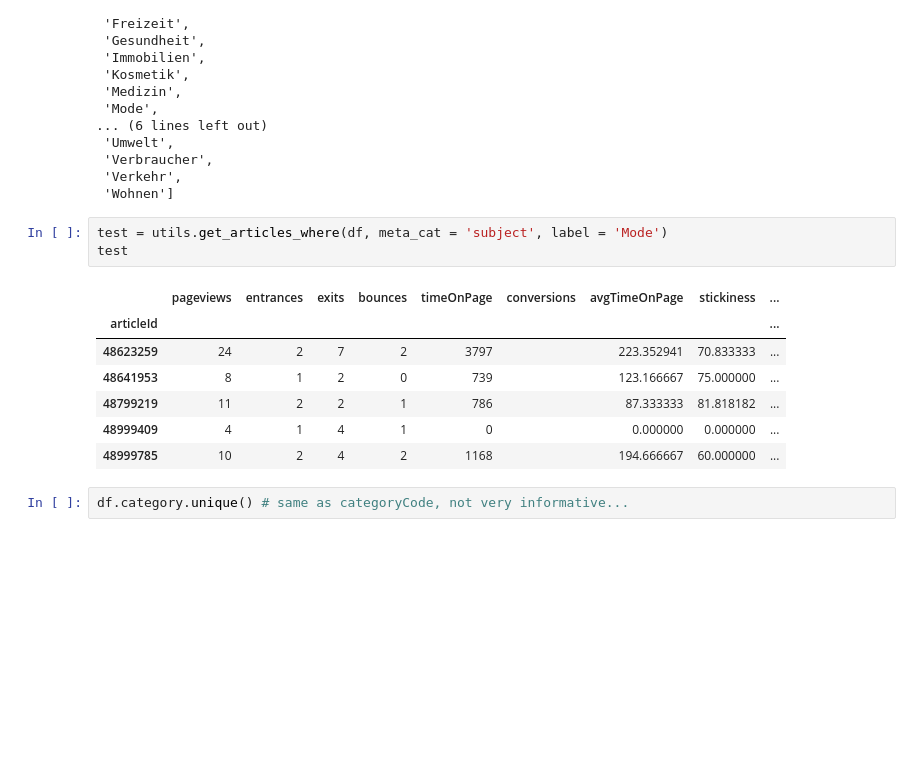
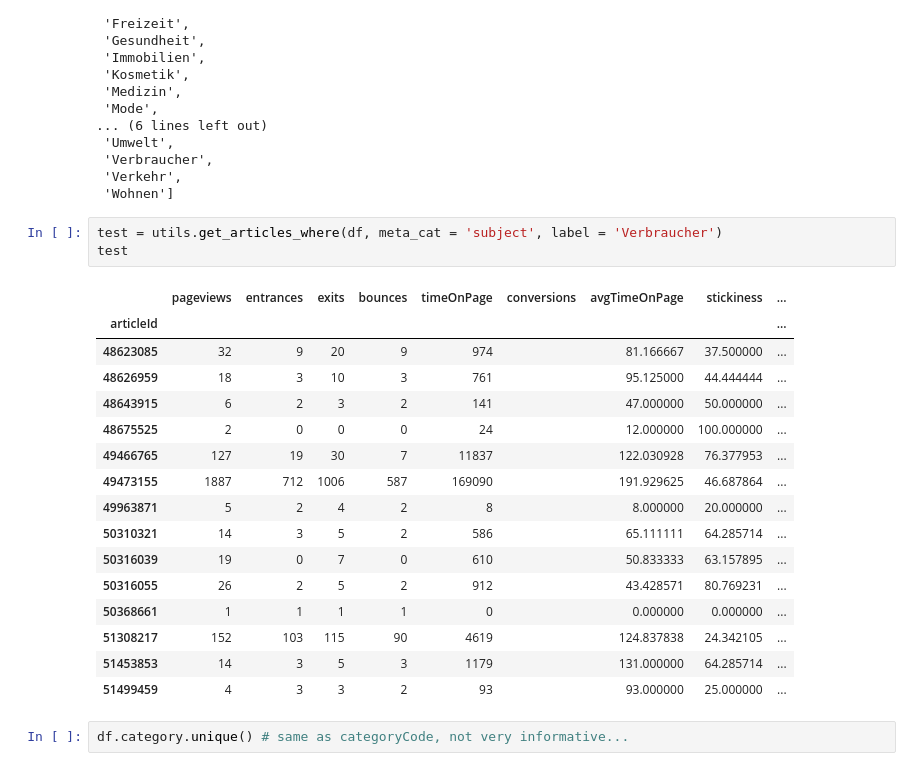
Before and after one commit to susannaruecker/master_thesis, a Jupyter notebook: read_data.ipynb, the cells around one changed output. Drawn from its saved outputs; the diff is of its cells as text; blank space fills up the shorter version.

```diff
--- a/read_data.ipynb
+++ b/read_data.ipynb
@@ -330,16 +337,25 @@ subjects
  'Verkehr',
  'Wohnen']
 # %%
-test = utils.get_articles_where(df, meta_cat = 'subject', label = 'Mode')
+test = utils.get_articles_where(df, meta_cat = 'subject', label = 'Verbraucher')
 test
 # %% [output]
 |  | pageviews | entrances | exits | bounces | timeOnPage | conversions | avgTimeOnPage | stickiness | ... |
 | articleId |  |  |  |  |  |  |  |  | ... |
-| 48623259 | 24 | 2 | 7 | 2 | 3797 |  | 223.352941 | 70.833333 | ... |
-| 48641953 | 8 | 1 | 2 | 0 | 739 |  | 123.166667 | 75.000000 | ... |
-| 48799219 | 11 | 2 | 2 | 1 | 786 |  | 87.333333 | 81.818182 | ... |
-| 48999409 | 4 | 1 | 4 | 1 | 0 |  | 0.000000 | 0.000000 | ... |
-| 48999785 | 10 | 2 | 4 | 2 | 1168 |  | 194.666667 | 60.000000 | ... |
+| 48623085 | 32 | 9 | 20 | 9 | 974 |  | 81.166667 | 37.500000 | ... |
+| 48626959 | 18 | 3 | 10 | 3 | 761 |  | 95.125000 | 44.444444 | ... |
+| 48643915 | 6 | 2 | 3 | 2 | 141 |  | 47.000000 | 50.000000 | ... |
+| 48675525 | 2 | 0 | 0 | 0 | 24 |  | 12.000000 | 100.000000 | ... |
+| 49466765 | 127 | 19 | 30 | 7 | 11837 |  | 122.030928 | 76.377953 | ... |
+| 49473155 | 1887 | 712 | 1006 | 587 | 169090 |  | 191.929625 | 46.687864 | ... |
+| 49963871 | 5 | 2 | 4 | 2 | 8 |  | 8.000000 | 20.000000 | ... |
+| 50310321 | 14 | 3 | 5 | 2 | 586 |  | 65.111111 | 64.285714 | ... |
+| 50316039 | 19 | 0 | 7 | 0 | 610 |  | 50.833333 | 63.157895 | ... |
+| 50316055 | 26 | 2 | 5 | 2 | 912 |  | 43.428571 | 80.769231 | ... |
+| 50368661 | 1 | 1 | 1 | 1 | 0 |  | 0.000000 | 0.000000 | ... |
+| 51308217 | 152 | 103 | 115 | 90 | 4619 |  | 124.837838 | 24.342105 | ... |
+| 51453853 | 14 | 3 | 5 | 3 | 1179 |  | 131.000000 | 64.285714 | ... |
+| 51499459 | 4 | 3 | 3 | 2 | 93 |  | 93.000000 | 25.000000 | ... |
 # %%
 df.category.unique() # same as categoryCode, not very informative...
 # %% [output]
```
Also changed, not shown: parts of 14 cells of this notebook, 3 other files.
